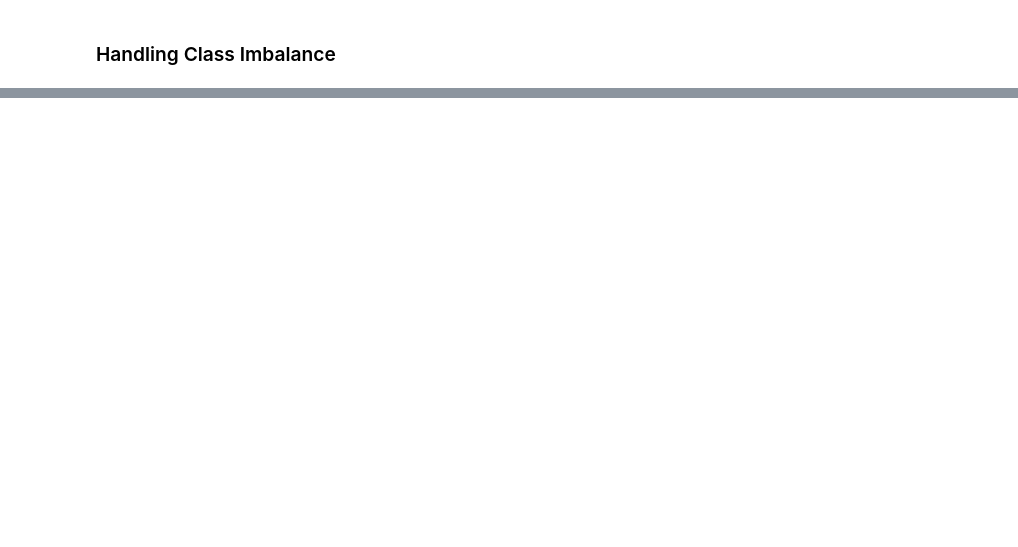
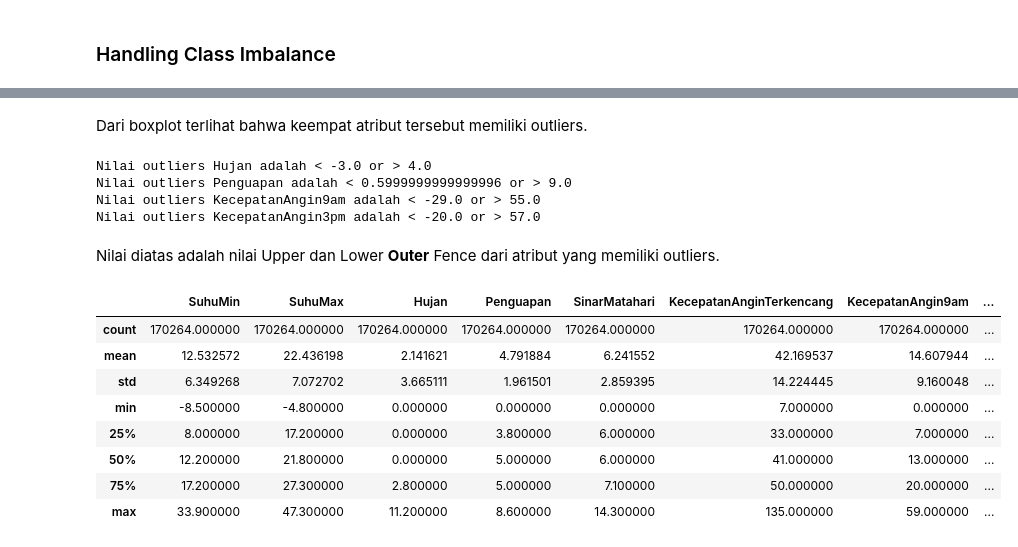
Before and after one commit to RezaAYahya/Classification, a Jupyter notebook: Classification_Salju.ipynb, the cells around one changed output, grey strips where cells are left out. Cells and saved outputs as stored; diff of their text form; code cells hidden in the pictures; blank space fills up the shorter version.

```diff
--- a/Classification_Salju.ipynb
+++ b/Classification_Salju.ipynb
@@ -451,0 +604,3 @@ df_test.drop(['Tanggal'], axis=1, inplace = True)
+# %%
+def max_value(df, variable, top):
+    return np.where(df[variable]>top, top, df[variable])
@@ -451,0 +676,5 @@ df_test.drop(['Tanggal'], axis=1, inplace = True)
+# %%
+df_train['Hujan'] = max_value(df_train, 'Hujan', 11.2)
+df_train['Penguapan'] = max_value(df_train, 'Penguapan', 8.6)
+df_train['KecepatanAngin9am'] = max_value(df_train, 'KecepatanAngin9am', 59)
+df_train['KecepatanAngin3pm'] = max_value(df_train, 'KecepatanAngin3pm', 57)
@@ -451,0 +734,16 @@ df_test.drop(['Tanggal'], axis=1, inplace = True)
+# %% [markdown]
+Dari boxplot terlihat bahwa keempat atribut tersebut memiliki outliers.
+# %%
+num_outliers = ['Hujan', 'Penguapan', 'KecepatanAngin9am', 'KecepatanAngin3pm']
+for feature in num_outliers:
+    IQR = df_test[feature].quantile(0.75) - df_test[feature].quantile(0.25)
+    Lower_fence = df_test[feature].quantile(0.25) - (IQR * 3)
+    Upper_fence = df_test[feature].quantile(0.75) + (IQR * 3)
+    print('Nilai outliers {column} adalah < {lowerboundary} or > {upperboundary}'.format(column=feature, lowerboundary=Lower_fence, upperboundary=Upper_fence))
+# %% [output]
+Nilai outliers Hujan adalah < -3.0 or > 4.0
+Nilai outliers Penguapan adalah < 0.5999999999999996 or > 9.0
+Nilai outliers KecepatanAngin9am adalah < -29.0 or > 55.0
+Nilai outliers KecepatanAngin3pm adalah < -20.0 or > 57.0
+# %% [markdown]
+Nilai diatas adalah nilai Upper dan Lower **Outer** Fence dari atribut yang memiliki outliers.
@@ -451,0 +755,12 @@ df_test.drop(['Tanggal'], axis=1, inplace = True)
+# %%
+df_train.describe()
+# %% [output]
+|  | SuhuMin | SuhuMax | Hujan | Penguapan | SinarMatahari | KecepatanAnginTerkencang | KecepatanAngin9am | ... |
+| count | 170264.000000 | 170264.000000 | 170264.000000 | 170264.000000 | 170264.000000 | 170264.000000 | 170264.000000 | ... |
+| mean | 12.532572 | 22.436198 | 2.141621 | 4.791884 | 6.241552 | 42.169537 | 14.607944 | ... |
+| std | 6.349268 | 7.072702 | 3.665111 | 1.961501 | 2.859395 | 14.224445 | 9.160048 | ... |
+| min | -8.500000 | -4.800000 | 0.000000 | 0.000000 | 0.000000 | 7.000000 | 0.000000 | ... |
+| 25% | 8.000000 | 17.200000 | 0.000000 | 3.800000 | 6.000000 | 33.000000 | 7.000000 | ... |
+| 50% | 12.200000 | 21.800000 | 0.000000 | 5.000000 | 6.000000 | 41.000000 | 13.000000 | ... |
+| 75% | 17.200000 | 27.300000 | 2.800000 | 5.000000 | 7.100000 | 50.000000 | 20.000000 | ... |
+| max | 33.900000 | 47.300000 | 11.200000 | 8.600000 | 14.300000 | 135.000000 | 59.000000 | ... |
```
Also changed, not shown: parts of 73 cells of this notebook.
